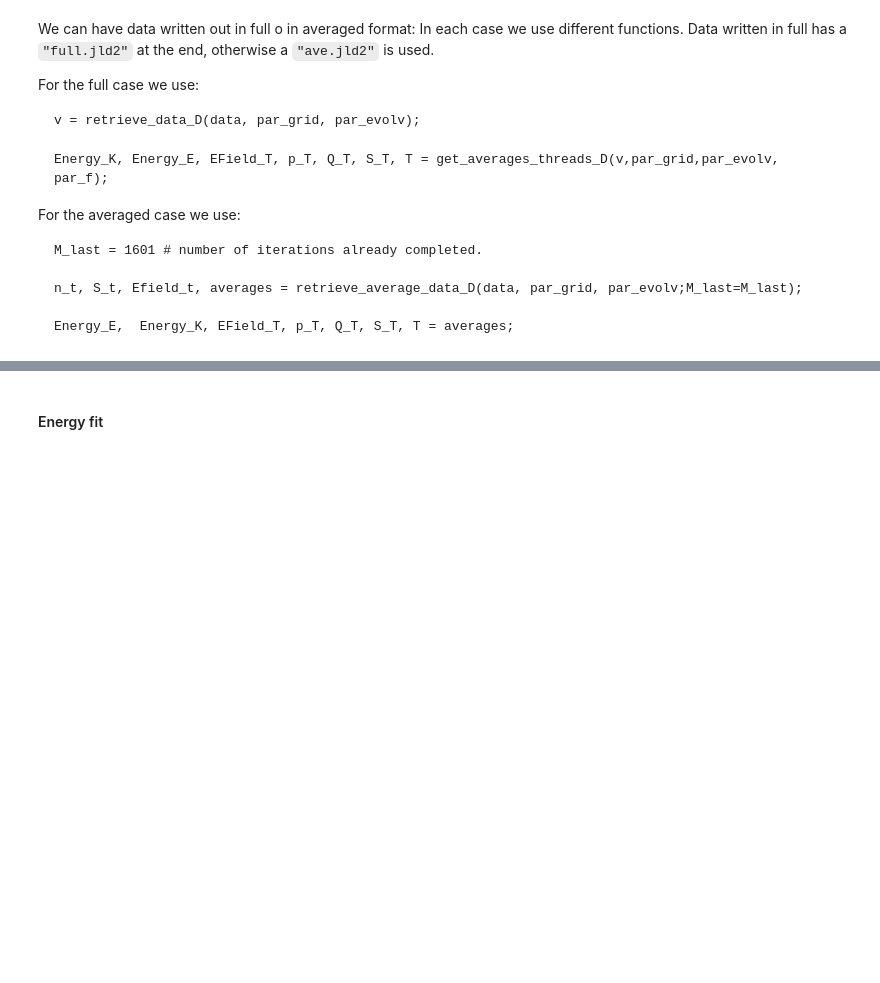
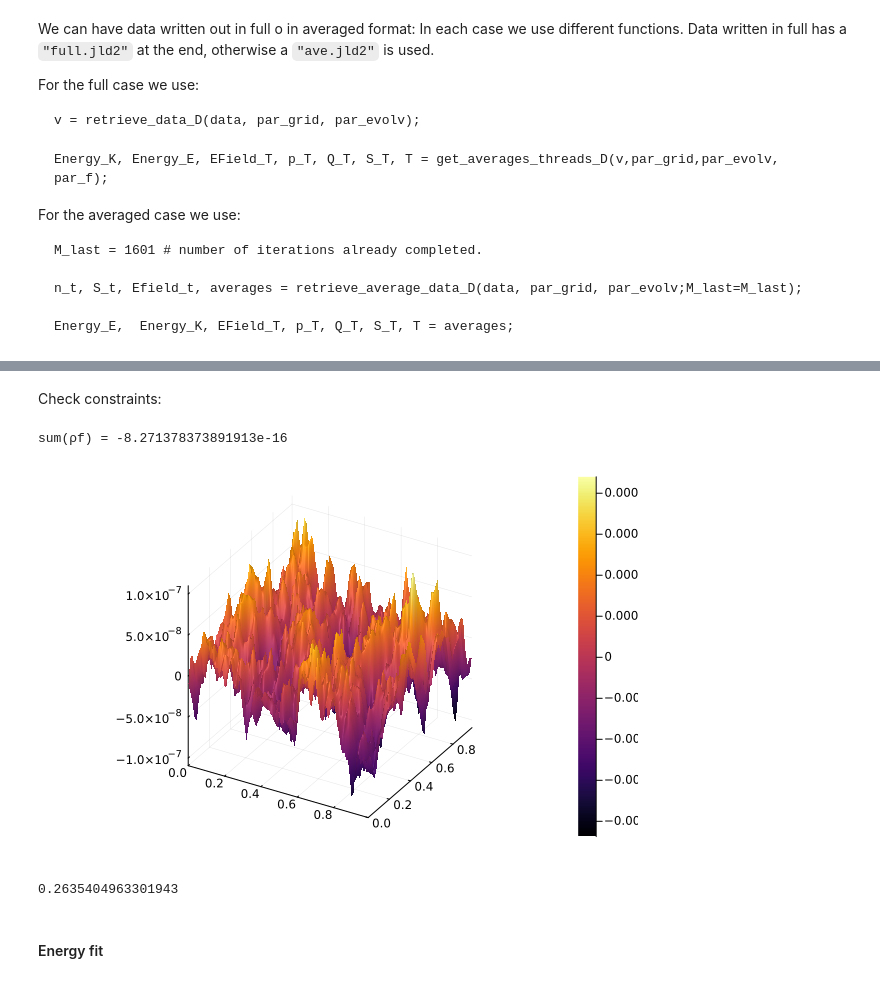
Before and after one commit to reula/PIC-1D, a Jupyter notebook: post_pro_rel_2D.ipynb, the cells around one changed output, grey strips where cells are left out. Cells and saved outputs as stored; diff of their text form; code cells hidden in the pictures; blank space fills up the shorter version.

Commit message:
mirando constraint preservation

```diff
--- a/post_pro_rel_2D.ipynb
+++ b/post_pro_rel_2D.ipynb
@@ -57,7 +58,11 @@ dT = dt*(M-1)/(M_g-1)
 
 #freqs_space = L*rfftfreq(J, 1/dx)
 
-M_last = 4 #M_g  # number of last data point saved. Otherwise use M_g
+M_last = M_g  # number of last data point saved. Otherwise use M_g
 #freqs_time = fftshift(rfftfreq(M_last, 1/dT))
 #freqs_time = rfftfreq(M_last, 1/dT)*2*π;
+
+dx = differentials(Box_x,J)
+x_p = [dx[1]*(i-1) for i in 1:J[1]] ;
+y_p = [dx[2]*(i-1) for i in 1:J[2]] ;
 # %% [output]
@@ -113,3 +131,37 @@ Closest candidates are:
+# %% [markdown]
+Check constraints:
+# %%
+j = 11
+par_grid = (N, Box_x, J, 5)
+nf = zeros(J)
+get_density_2D!(v[1:4N,j], nf, par_grid)
+
+Ef = Array{Float64,3}(undef,(2,J...))
+ρf = nf.-1.0/prod(J)
+@show sum(ρf)
+get_E!(Ef,ρf,Box_x);
+# %% [output]
+sum(ρf) = -8.271378373891913e-16
+# %%
+
+Fuj = view(v[:,j],4N+1:4N+3*prod(J))
+
+Fj = reshape(Fuj,3,J...)
+
+#F = view(u[4N+1:end],3,J...)
+Ej = Fj[1:2,:,:]
+Bj = Fj[3,:,:];
+
+surface(y_p,x_p,Ej[2,:,:])
+#surface(y_p,x_p,Bj[:,:])
+
+#norm(Bj)
+# %% [output]
+[figure, added]
+# %%
+norm(Ef - Ej)/norm(Ej)
+# %% [output]
+0.2635404963301943
 # %%
 
 plot_averages(averages, t_series[1:M_last], N, run_name, save_plots)
```
Also changed, not shown: parts of 4 cells of this notebook, 2 other files.
